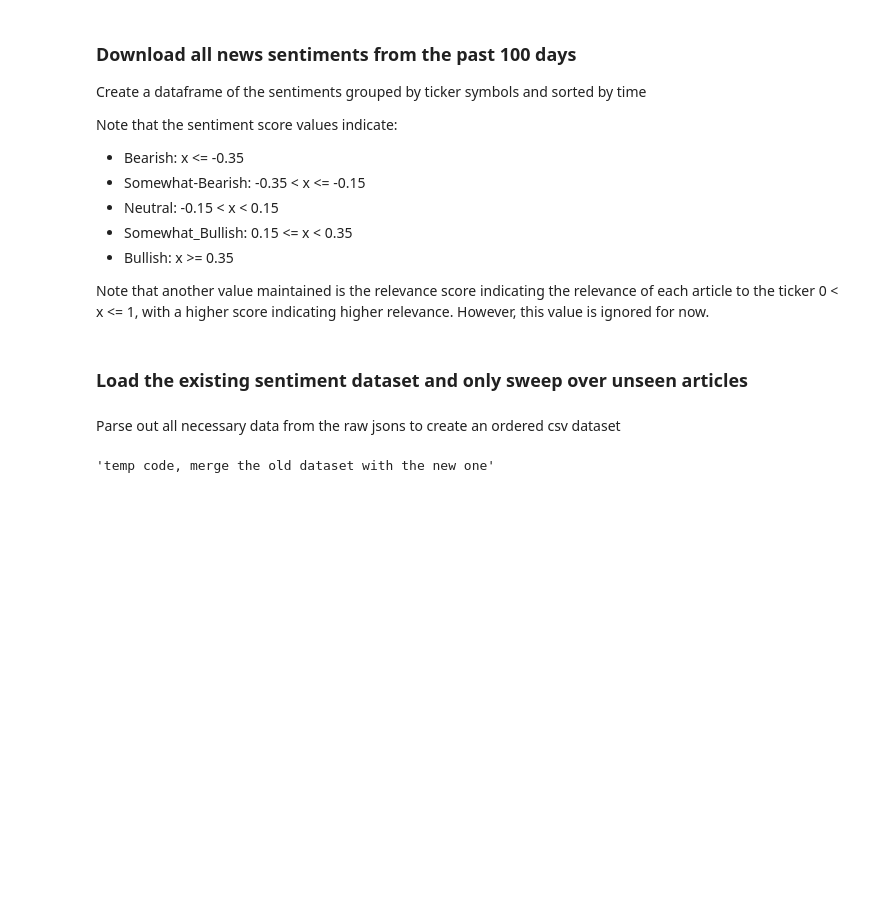
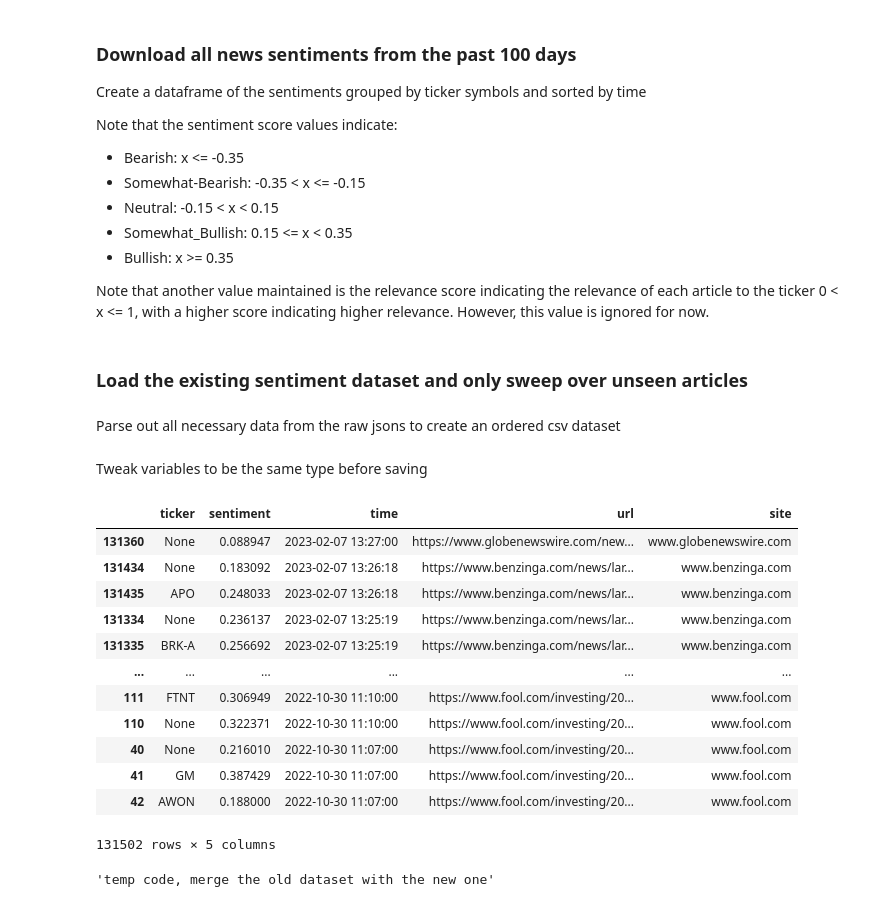
Before and after one commit to DavidPeleg6/Financial_News_Sentiments, a Jupyter notebook: news_sentiment_dataset/news_sentiment_dataset.ipynb, the cells around one changed output. Cells and saved outputs as stored; diff of their text form; code cells hidden in the pictures; blank space fills up the shorter version.

```diff
--- a/news_sentiment_dataset/news_sentiment_dataset.ipynb
+++ b/news_sentiment_dataset/news_sentiment_dataset.ipynb
@@ -110,7 +110,7 @@ def sweep_news_in_range(start_time: datetime, day_range: int = 100):
 ### Load the existing sentiment dataset and only sweep over unseen articles
 # %%
 try:
-    sent_df = pd.read_csv('sentiments.csv').set_index('ticker')
+    sent_df = pd.read_csv('sentiments.csv').drop(columns=['Unnamed: 0'], errors='ignore')
     # get the timedelta between the last date in the csv and the current date
     day_range = (datetime.now() - pd.to_datetime(sent_df['time']).iloc[0]).days + 1
 except FileNotFoundError:
@@ -136,17 +136,37 @@ for news_file in tqdm(os.listdir('sentiments')):
         for tickers_sents in article['ticker_sentiment']:
             ordered_sentiments.append({'ticker': tickers_sents['ticker'], 'sentiment': tickers_sents['ticker_sentiment_score'], 'time': time_pub, 'url': article['url']})
 
-new_df = pd.DataFrame(ordered_sentiments).sort_values(by='time', ascending=False).set_index('ticker')
+# new_df = pd.DataFrame(ordered_sentiments).sort_values(by='time', ascending=False)
+new_df = pd.DataFrame(ordered_sentiments)
 # parse out anything between https:// and / in the url or http:// and / in the url
 new_df['site'] = new_df['url'].apply(lambda x: x.split('https://')[1].split('/')[0] if 'https' in x else x.split('http://')[1].split('/')[0])
 # create a dataframe from the list of dictionaries and add it to the existing dataframe
-sent_df = pd.concat([new_df, sent_df], axis=0)
-sent_df['time'] = pd.to_datetime(sent_df['time'])
-sent_df.drop_duplicates(inplace=True)
-# TODO maybe drop the url column if the data set size gets too big
-# sent_df.drop(columns=['url'], inplace=True)
-# save the dataframe to a csv file
-sent_df.to_csv(f'sentiments.csv')
+new_sent_df = pd.concat([new_df, sent_df], axis=0, ignore_index=True)
+# %% [markdown]
+Tweak variables to be the same type before saving
+# %%
+new_sent_df['sentiment'] = new_sent_df['sentiment'].astype(float)
+new_sent_df['time'] = pd.to_datetime(new_sent_df['time'])
+new_sent_df = new_sent_df.drop_duplicates(ignore_index=True).sort_values(by='time', ascending=False)
+# TODO maybe drop the url column if the data set size gets too big
+# sent_df.drop(columns=['url'], inplace=True)
+# save the dataframe to a csv file
+new_sent_df.to_csv(f'sentiments.csv')
+new_sent_df
+# %% [output]
+|  | ticker | sentiment | time | url | site |
+| 131360 | None | 0.088947 | 2023-02-07 13:27:00 | https://www.globenewswire.com/new... | www.globenewswire.com |
+| 131434 | None | 0.183092 | 2023-02-07 13:26:18 | https://www.benzinga.com/news/lar... | www.benzinga.com |
+| 131435 | APO | 0.248033 | 2023-02-07 13:26:18 | https://www.benzinga.com/news/lar... | www.benzinga.com |
+| 131334 | None | 0.236137 | 2023-02-07 13:25:19 | https://www.benzinga.com/news/lar... | www.benzinga.com |
+| 131335 | BRK-A | 0.256692 | 2023-02-07 13:25:19 | https://www.benzinga.com/news/lar... | www.benzinga.com |
+| ... | ... | ... | ... | ... | ... |
+| 111 | FTNT | 0.306949 | 2022-10-30 11:10:00 | https://www.fool.com/investing/20... | www.fool.com |
+| 110 | None | 0.322371 | 2022-10-30 11:10:00 | https://www.fool.com/investing/20... | www.fool.com |
+| 40 | None | 0.216010 | 2022-10-30 11:07:00 | https://www.fool.com/investing/20... | www.fool.com |
+| 41 | GM | 0.387429 | 2022-10-30 11:07:00 | https://www.fool.com/investing/20... | www.fool.com |
+| 42 | AWON | 0.188000 | 2022-10-30 11:07:00 | https://www.fool.com/investing/20... | www.fool.com |
+131502 rows × 5 columns
 # %%
 """temp code, merge the old dataset with the new one"""
 # old_df = pd.read_csv('sentiments_old.csv').set_index('ticker')
```
Also changed, not shown: parts of 5 cells of this notebook, 15 other files.
